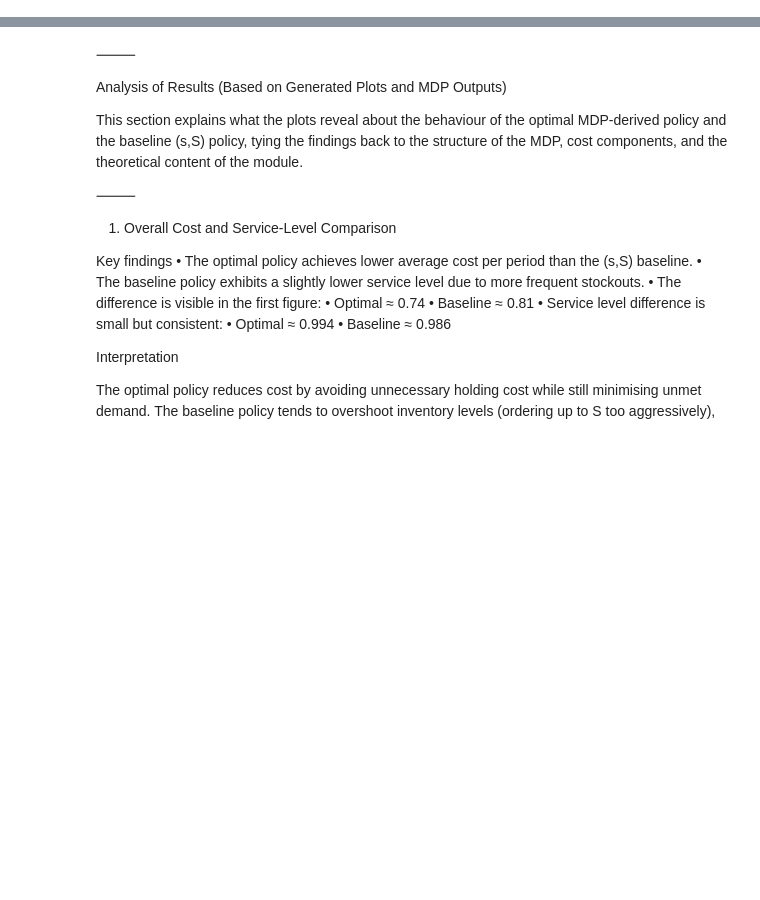
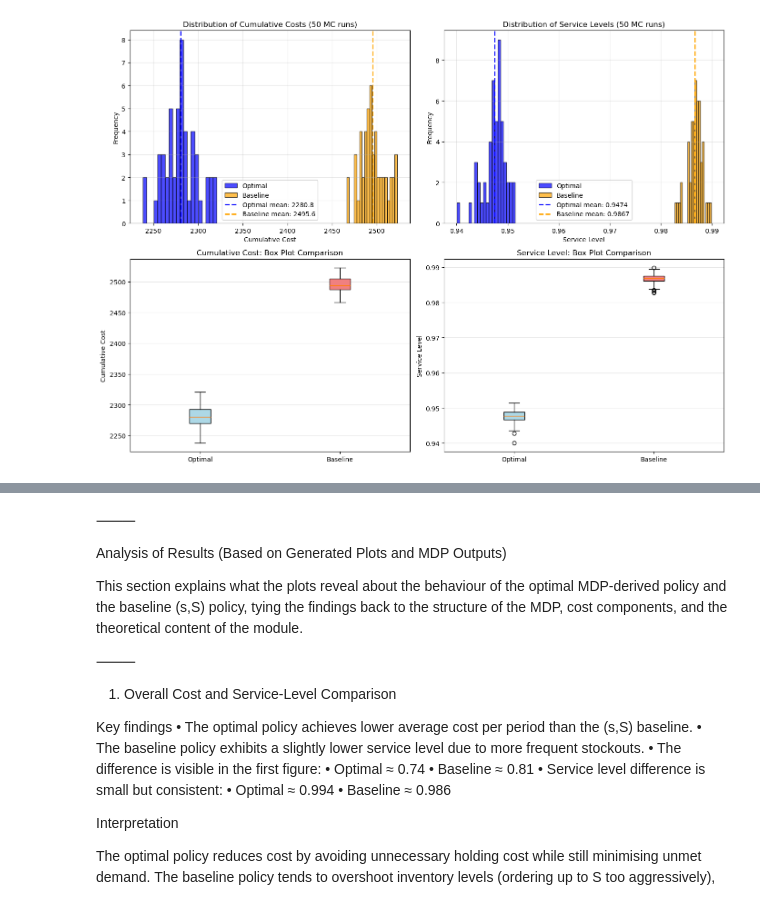
Before and after one commit to Karlo612/KRR, a Jupyter notebook: notebooks/experiments.ipynb, the cells around one changed output, grey strips where cells are left out. Cells and saved outputs as stored; diff of their text form; code cells hidden in the pictures; blank space fills up the shorter version.

```diff
--- a/notebooks/experiments.ipynb
+++ b/notebooks/experiments.ipynb
@@ -89,0 +77,14 @@ simulation.py reloaded.
+# %%
+# Monte Carlo Analysis with Longer Horizon
+T = 3000  # Increased horizon: 2000-5000 steps
+n_simulations = 50  # Number of Monte Carlo runs
+initial_state = 5
+
+# Storage for results
+opt_cumulative_costs = []
+opt_service_levels = []
+base_cumulative_costs = []
+base_service_levels = []
+
+print(f"Running {n_simulations} Monte Carlo simulations with T={T} steps...")
+print("This may take a minute...\n")
@@ -89,0 +188,52 @@ simulation.py reloaded.
+# %%
+# Visualize Monte Carlo results
+fig, axes = plt.subplots(2, 2, figsize=(14, 10))
+
+# 1. Cumulative cost distributions
+ax = axes[0, 0]
+ax.hist(opt_cumulative_costs, bins=20, alpha=0.7, label='Optimal', color='blue', edgecolor='black')
+ax.hist(base_cumulative_costs, bins=20, alpha=0.7, label='Baseline', color='orange', edgecolor='black')
+ax.axvline(opt_cumulative_costs.mean(), color='blue', linestyle='--', linewidth=2, label=f'Optimal mean: {opt_cumulative_costs.mean():.1f}')
+ax.axvline(base_cumulative_costs.mean(), color='orange', linestyle='--', linewidth=2, label=f'Baseline mean: {base_cumulative_costs.mean():.1f}')
+ax.set_xlabel('Cumulative Cost')
+ax.set_ylabel('Frequency')
+ax.set_title('Distribution of Cumulative Costs (50 MC runs)')
+ax.legend()
+ax.grid(alpha=0.3)
+
+# 2. Service level distributions
+ax = axes[0, 1]
+ax.hist(opt_service_levels, bins=20, alpha=0.7, label='Optimal', color='blue', edgecolor='black')
+ax.hist(base_service_levels, bins=20, alpha=0.7, label='Baseline', color='orange', edgecolor='black')
+ax.axvline(opt_service_levels.mean(), color='blue', linestyle='--', linewidth=2, label=f'Optimal mean: {opt_service_levels.mean():.4f}')
+ax.axvline(base_service_levels.mean(), color='orange', linestyle='--', linewidth=2, label=f'Baseline mean: {base_service_levels.mean():.4f}')
+ax.set_xlabel('Service Level')
+ax.set_ylabel('Frequency')
+ax.set_title('Distribution of Service Levels (50 MC runs)')
+ax.legend()
+ax.grid(alpha=0.3)
+
+# 3. Box plot comparison - Cumulative costs
+ax = axes[1, 0]
+data_to_plot = [opt_cumulative_costs, base_cumulative_costs]
+bp = ax.boxplot(data_to_plot, tick_labels=['Optimal', 'Baseline'], patch_artist=True)
+bp['boxes'][0].set_facecolor('lightblue')
+bp['boxes'][1].set_facecolor('lightcoral')
+ax.set_ylabel('Cumulative Cost')
+ax.set_title('Cumulative Cost: Box Plot Comparison')
+ax.grid(axis='y', alpha=0.3)
+
+# 4. Box plot comparison - Service levels
+ax = axes[1, 1]
+data_to_plot = [opt_service_levels, base_service_levels]
+bp = ax.boxplot(data_to_plot, tick_labels=['Optimal', 'Baseline'], patch_artist=True)
+bp['boxes'][0].set_facecolor('lightblue')
+bp['boxes'][1].set_facecolor('lightcoral')
+ax.set_ylabel('Service Level')
+ax.set_title('Service Level: Box Plot Comparison')
+ax.grid(axis='y', alpha=0.3)
+
+plt.tight_layout()
+plt.show()
+# %% [output]
+[figure, added]
```
Also changed, not shown: parts of 21 cells of this notebook, 4 other files.
